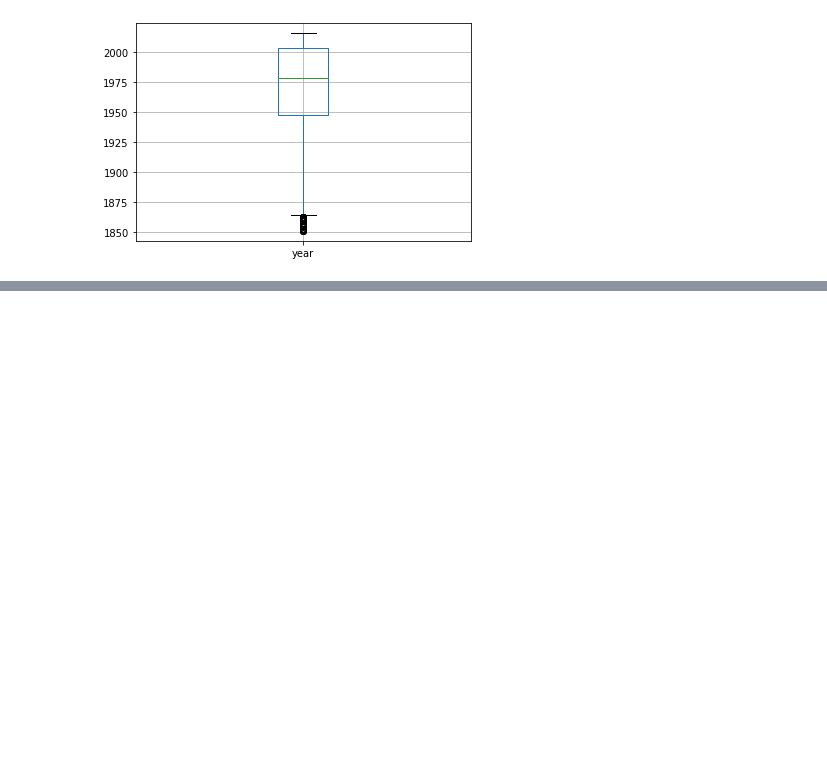
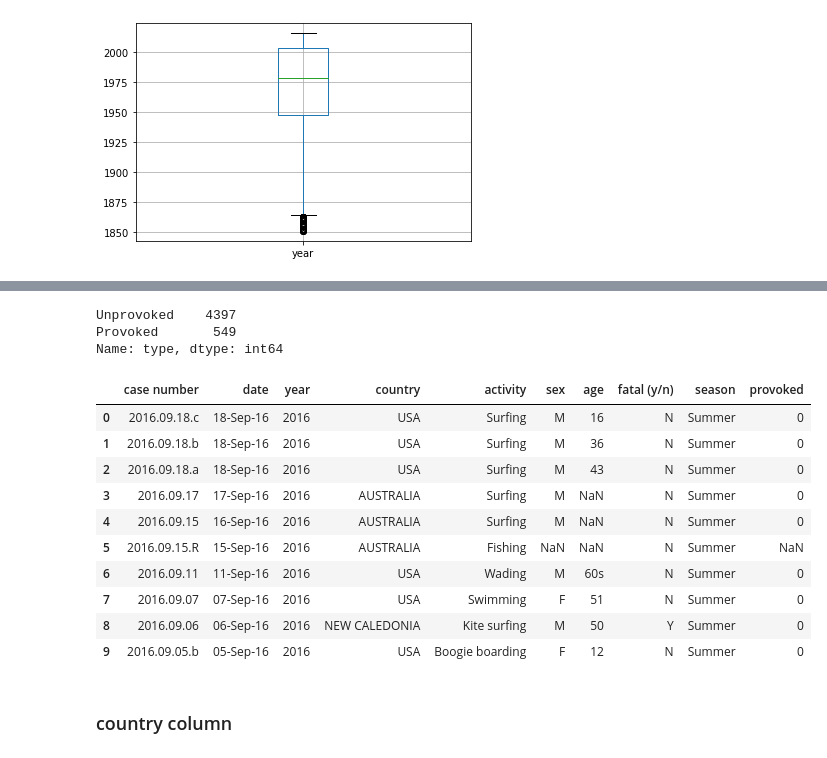
Before and after one commit to ta-datapt-bcn/project-pandas, a Jupyter notebook: Untitled.ipynb, the cells around one changed output, grey strips where cells are left out. Saved outputs shown, nothing was run; the diff lists cells and outputs as text; code cells hidden in the pictures; blank space fills up the shorter version.

```diff
--- a/Untitled.ipynb
+++ b/Untitled.ipynb
@@ -304,0 +326,12 @@ boxplot
+# %%
+data.loc[data['type'] == 'Sea Disaster', 'type'] = 'Unprovoked'
+
+data.loc[(data['type'] == 'Invalid'), 'type'] = np.nan
+data.loc[(data['type'] == 'Boat'), 'type'] = np.nan
+data.loc[(data['type'] == 'Boating'), 'type'] = np.nan
+# %%
+data['type'].value_counts()
+# %% [output]
+Unprovoked    4397
+Provoked       549
+Name: type, dtype: int64
@@ -304,0 +340,22 @@ boxplot
+# %%
+data['provoked'] = data['type']
+# %%
+data.loc[(data['type'] == 'Unprovoked'), 'provoked'] = 0
+data.loc[(data['type'] == 'Provoked'), 'provoked'] = 1
+data = data.drop(['type'], axis=1)
+# %%
+data.head(10)
+# %% [output]
+|  | case number | date | year | country | activity | sex | age | fatal (y/n) | season | provoked |
+| 0 | 2016.09.18.c | 18-Sep-16 | 2016 | USA | Surfing | M | 16 | N | Summer | 0 |
+| 1 | 2016.09.18.b | 18-Sep-16 | 2016 | USA | Surfing | M | 36 | N | Summer | 0 |
+| 2 | 2016.09.18.a | 18-Sep-16 | 2016 | USA | Surfing | M | 43 | N | Summer | 0 |
+| 3 | 2016.09.17 | 17-Sep-16 | 2016 | AUSTRALIA | Surfing | M | NaN | N | Summer | 0 |
+| 4 | 2016.09.15 | 16-Sep-16 | 2016 | AUSTRALIA | Surfing | M | NaN | N | Summer | 0 |
+| 5 | 2016.09.15.R | 15-Sep-16 | 2016 | AUSTRALIA | Fishing | NaN | NaN | N | Summer | NaN |
+| 6 | 2016.09.11 | 11-Sep-16 | 2016 | USA | Wading | M | 60s | N | Summer | 0 |
+| 7 | 2016.09.07 | 07-Sep-16 | 2016 | USA | Swimming | F | 51 | N | Summer | 0 |
+| 8 | 2016.09.06 | 06-Sep-16 | 2016 | NEW CALEDONIA | Kite surfing | M | 50 | Y | Summer | 0 |
+| 9 | 2016.09.05.b | 05-Sep-16 | 2016 | USA | Boogie boarding | F | 12 | N | Summer | 0 |
+# %% [markdown]
+### country column
```
Also changed, not shown: parts of 35 cells of this notebook, 1 other file.
